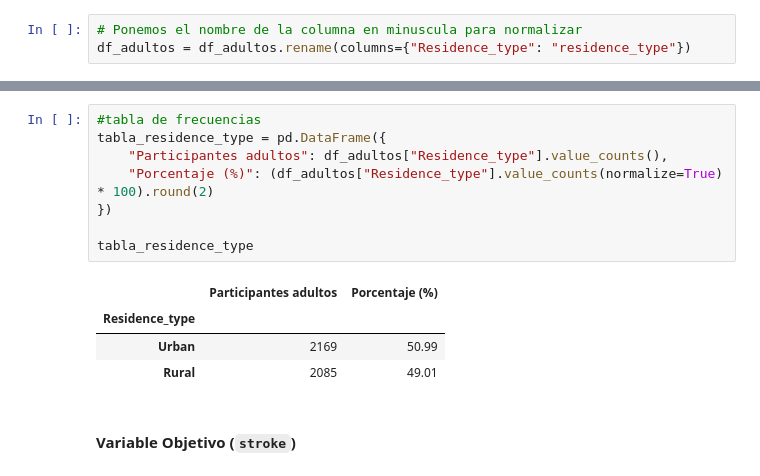
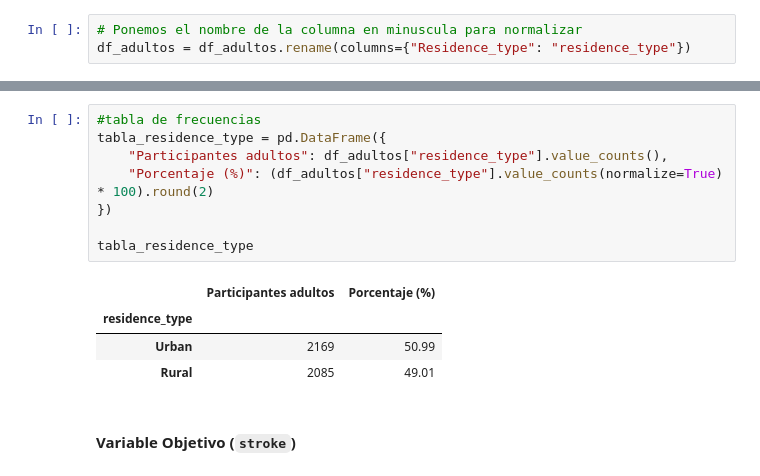
Before and after one commit to raquelmartinrodriguez/prediccion_ocurrencia_infarto_cerebral, a Jupyter notebook: prediccion_infarto_cerebral.ipynb, the cells around one changed output, grey strips where cells are left out. Cells and saved outputs as stored; diff of their text form.

```diff
--- a/prediccion_infarto_cerebral.ipynb
+++ b/prediccion_infarto_cerebral.ipynb
@@ -425,14 +429,14 @@ Length: 2, dtype: str
 # %%
 #tabla de frecuencias
 tabla_residence_type = pd.DataFrame({
-    "Participantes adultos": df_adultos["Residence_type"].value_counts(),
-    "Porcentaje (%)": (df_adultos["Residence_type"].value_counts(normalize=True) * 100).round(2)
+    "Participantes adultos": df_adultos["residence_type"].value_counts(),
+    "Porcentaje (%)": (df_adultos["residence_type"].value_counts(normalize=True) * 100).round(2)
 })
 
 tabla_residence_type
 # %% [output]
 |  | Participantes adultos | Porcentaje (%) |
-| Residence_type |  |  |
+| residence_type |  |  |
 | Urban | 2169 | 50.99 |
 | Rural | 2085 | 49.01 |
 # %% [markdown]
```
Also changed, not shown: parts of 30 cells of this notebook.
